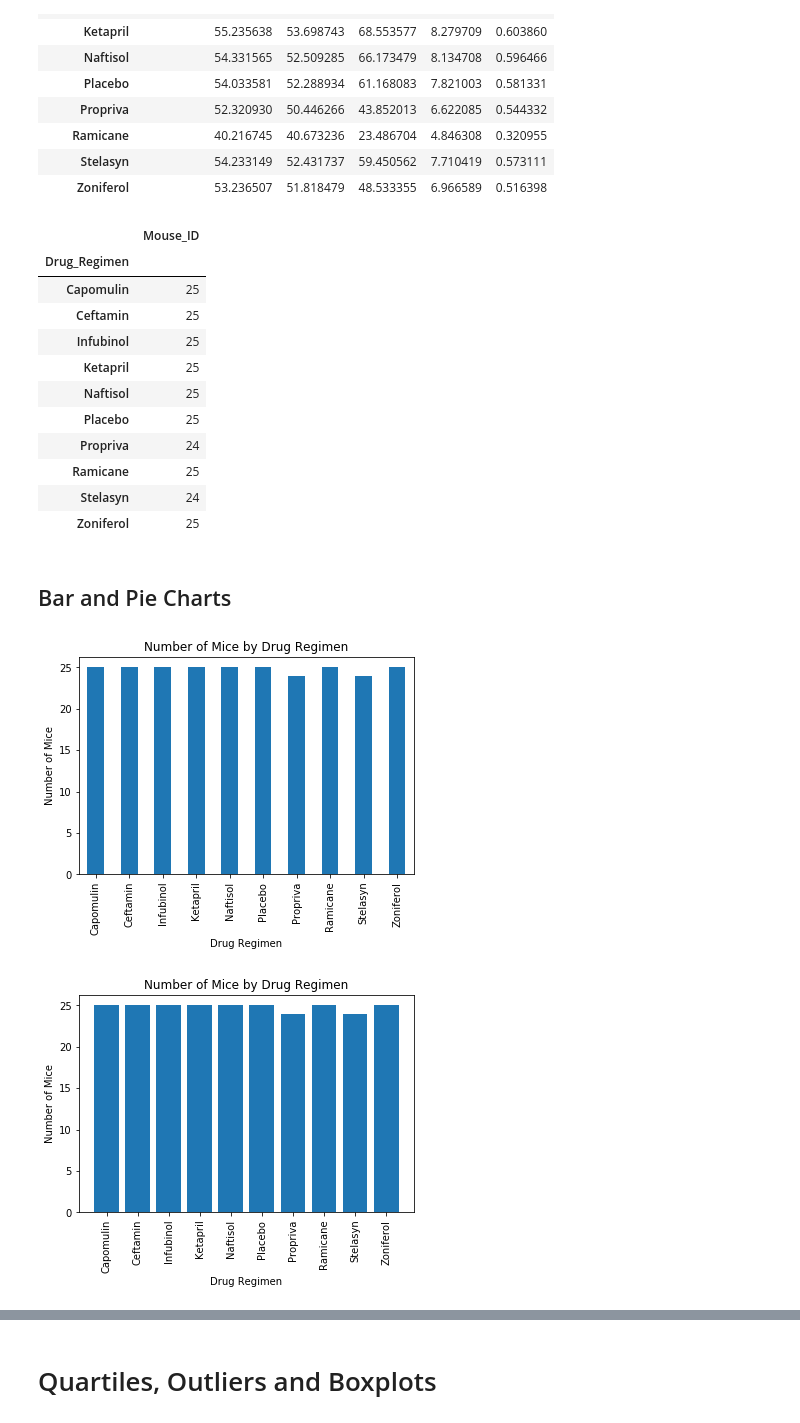
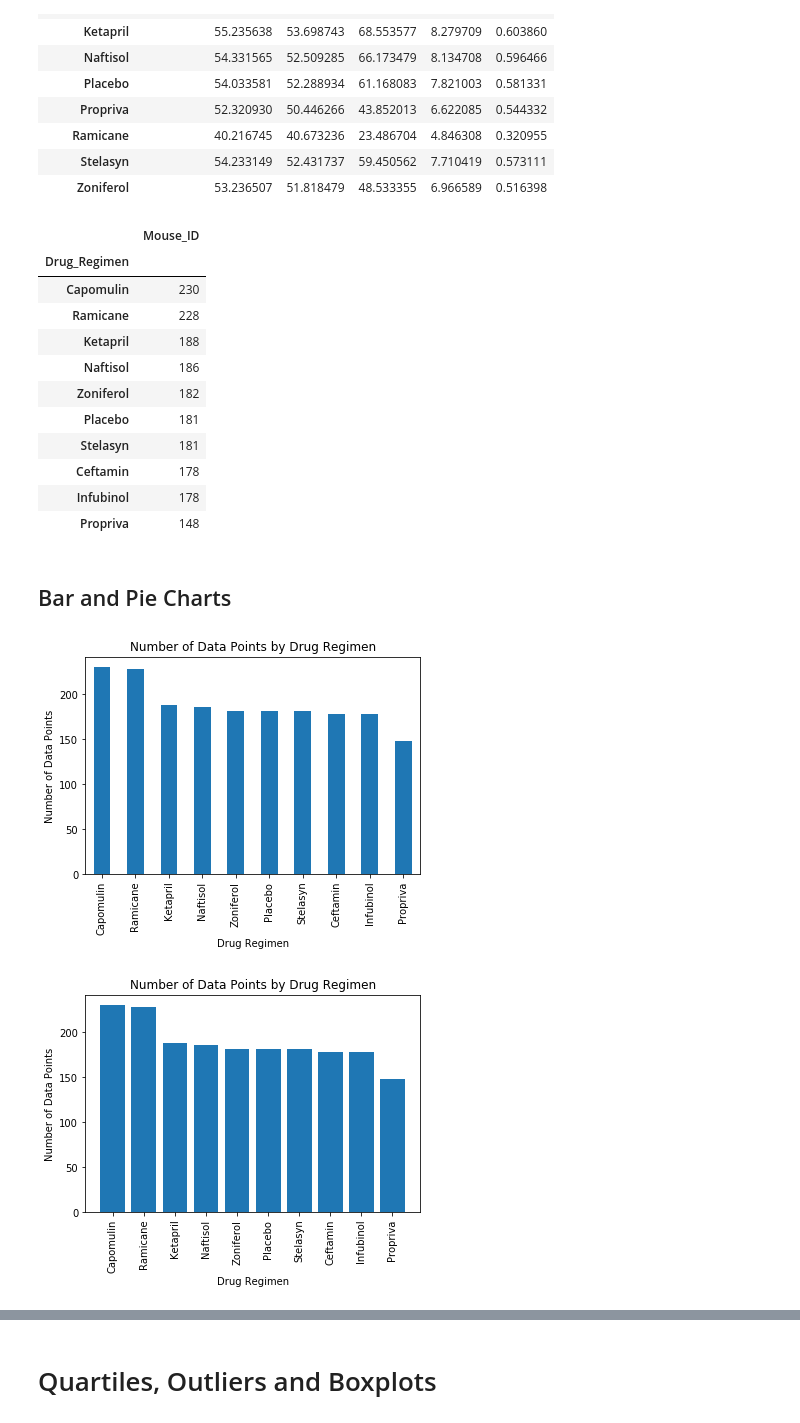
Before and after one commit to kroddy95/matplotlib-homework, a Jupyter notebook: pymaceuticals.ipynb, the cells around one changed output, grey strips where cells are left out. Drawn from its saved outputs; the diff is of its cells as text; code cells hidden in the pictures.

Commit message:
Change graph to reflect rubric, not instructions

```diff
--- a/pymaceuticals.ipynb
+++ b/pymaceuticals.ipynb
@@ -118,50 +118,52 @@ summary_grouped_drug_regimen_df
 clean_mouse_drug = clean_mice_study_data.drop_duplicates(subset=['Mouse_ID'])
 
 # Count up the mice in each group
-total_mouse_drug_grouped = clean_mouse_drug.groupby('Drug_Regimen', as_index=False).Mouse_ID.count()
+total_mouse_drug_grouped = clean_mice_study_data.groupby('Drug_Regimen', as_index=False).Mouse_ID.count()
+total_mouse_drug_grouped = total_mouse_drug_grouped.sort_values("Mouse_ID", ascending=False)
 
 # Change the index to the drug name
 total_mouse_drug = total_mouse_drug_grouped.set_index('Drug_Regimen', drop=True)
 
+total_mouse_drug = total_mouse_drug.sort_values("Mouse_ID", ascending=False)
 total_mouse_drug
 # %% [output]
 |  | Mouse_ID |
 | Drug_Regimen |  |
-| Capomulin | 25 |
-| Ceftamin | 25 |
-| Infubinol | 25 |
-| Ketapril | 25 |
-| Naftisol | 25 |
-| Placebo | 25 |
-| Propriva | 24 |
-| Ramicane | 25 |
-| Stelasyn | 24 |
-| Zoniferol | 25 |
+| Capomulin | 230 |
+| Ramicane | 228 |
+| Ketapril | 188 |
+| Naftisol | 186 |
+| Zoniferol | 182 |
+| Placebo | 181 |
+| Stelasyn | 181 |
+| Ceftamin | 178 |
+| Infubinol | 178 |
+| Propriva | 148 |
 # %% [markdown]
 ## Bar and Pie Charts
 # %%
 # Use Pandas to generate a bar plot showing the total number of mice in each treatment regimen
 # throughout the course of the study.  Note: this plot will be identical to the one that uses Pyplot
 
-drug_plot = total_mouse_drug.plot(kind="bar", legend=False, title ="Number of Mice by Drug Regimen")
+drug_plot = total_mouse_drug.plot(kind="bar", legend=False, title ="Number of Data Points by Drug Regimen")
 plt.xlabel("Drug Regimen")
-plt.ylabel("Number of Mice")
+plt.ylabel("Number of Data Points")
 
 plt.show()
 # %% [output]
-[figure, old version]
+[figure, new version]
 # %%
 # Use Pyplot to generate a bar plot showing the total number of mice treatment in each treatment regimen
 # throughout the course of the study. Note: this plot will be identical to the one that uses Pandas
 
 plt.bar(total_mouse_drug_grouped["Drug_Regimen"], total_mouse_drug_grouped["Mouse_ID"])
 plt.xticks(rotation=90)
-plt.title("Number of Mice by Drug Regimen")
+plt.title("Number of Data Points by Drug Regimen")
 plt.xlabel("Drug Regimen")
-plt.ylabel("Number of Mice")
+plt.ylabel("Number of Data Points")
 
 plt.show()
 # %% [output]
-[figure, old version]
+[figure, new version]
 # %%
 # Group the data by gender
```
Also changed, not shown: parts of 6 cells of this notebook.
